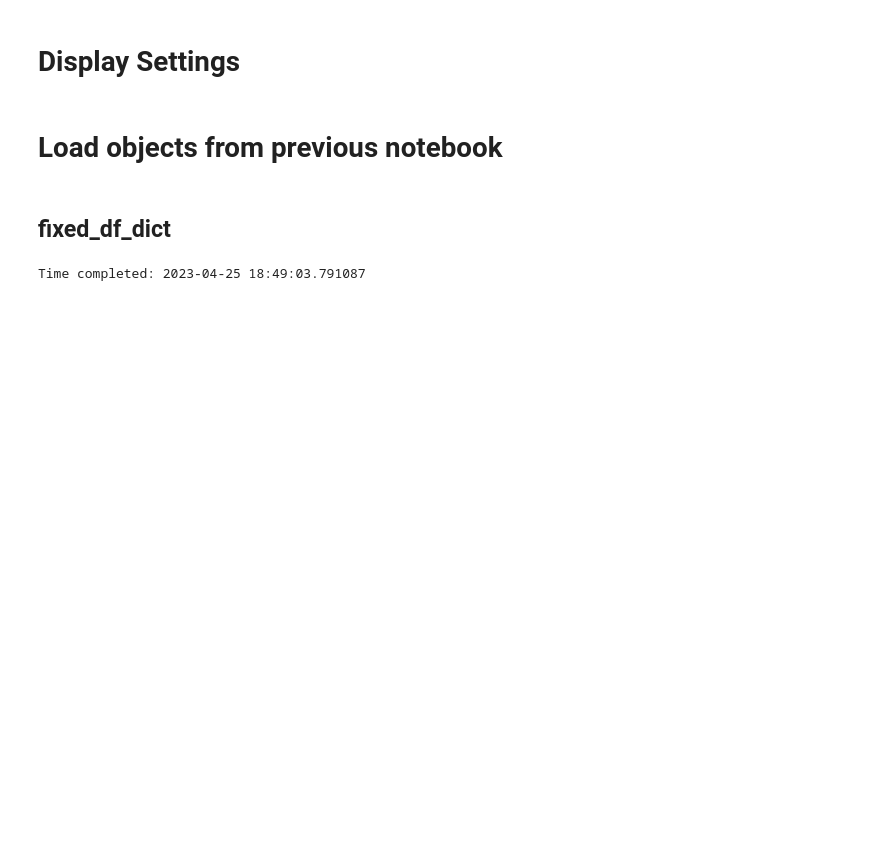
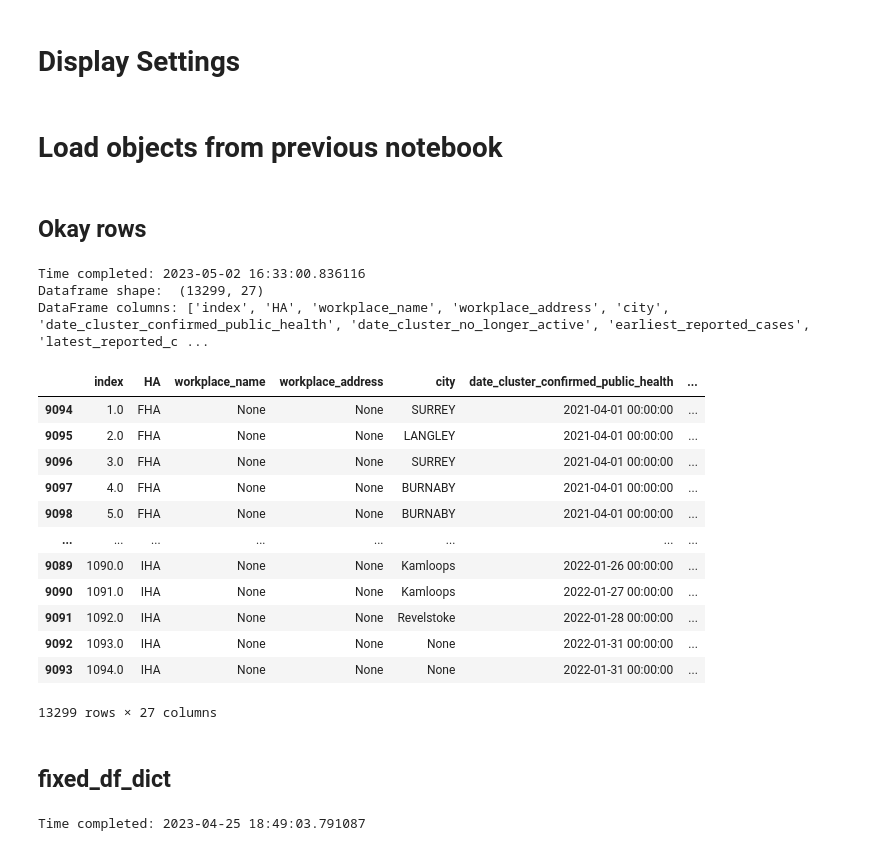
Before and after one commit to silvhua/BC-Covid-workplace-closures, a Jupyter notebook: notebooks/align columns template.ipynb, the cells around one changed output. Saved outputs shown, nothing was run; the diff lists cells and outputs as text; code cells hidden in the pictures; blank space fills up the shorter version.

```diff
--- a/notebooks/align columns template.ipynb
+++ b/notebooks/align columns template.ipynb
@@ -13,12 +13,37 @@ from datetime import datetime
 # Display Settings
 # %%
 # set the option to wrap text within cells
-pd.set_option('display.max_colwidth', None)
+pd.set_option('display.max_colwidth', 50)
 pd.set_option('display.max_columns', None)
 pd.set_option('display.max_rows', None)
 pd.set_option('display.width', None)
 # %% [markdown]
 # Load objects from previous notebook
+# %% [markdown]
+## Okay rows
+# %%
+pickle_path = r'C:\Users\silvh\OneDrive\lighthouse\portfolio-projects\BC-Covid-workplace-closures\data\interim\pickles'
+pickle_path = r'C:\Users\silvh\OneDrive\lighthouse\portfolio-projects\BC-Covid-workplace-closures\data\interim\archive'
+df_filename = 'fixed_df_2023-04-30_2202.sav'
+df = loadpickle(df_filename, pickle_path)
+df
+# %% [output]
+Time completed: 2023-05-02 16:33:00.836116
+Dataframe shape:  (13299, 27)
+DataFrame columns: ['index', 'HA', 'workplace_name', 'workplace_address', 'city', 'date_cluster_confirmed_public_health', 'date_cluster_no_longer_active', 'earliest_reported_cases', 'latest_reported_c ...
+|  | index | HA | workplace_name | workplace_address | city | date_cluster_confirmed_public_health | ... |
+| 9094 | 1.0 | FHA | None | None | SURREY | 2021-04-01 00:00:00 | ... |
+| 9095 | 2.0 | FHA | None | None | LANGLEY | 2021-04-01 00:00:00 | ... |
+| 9096 | 3.0 | FHA | None | None | SURREY | 2021-04-01 00:00:00 | ... |
+| 9097 | 4.0 | FHA | None | None | BURNABY | 2021-04-01 00:00:00 | ... |
+| 9098 | 5.0 | FHA | None | None | BURNABY | 2021-04-01 00:00:00 | ... |
+| ... | ... | ... | ... | ... | ... | ... | ... |
+| 9089 | 1090.0 | IHA | None | None | Kamloops | 2022-01-26 00:00:00 | ... |
+| 9090 | 1091.0 | IHA | None | None | Kamloops | 2022-01-27 00:00:00 | ... |
+| 9091 | 1092.0 | IHA | None | None | Revelstoke | 2022-01-28 00:00:00 | ... |
+| 9092 | 1093.0 | IHA | None | None | None | 2022-01-31 00:00:00 | ... |
+| 9093 | 1094.0 | IHA | None | None | None | 2022-01-31 00:00:00 | ... |
+13299 rows × 27 columns
 # %% [markdown]
 ## fixed_df_dict
 # %%
```
Also changed, not shown: parts of 5 cells of this notebook.
